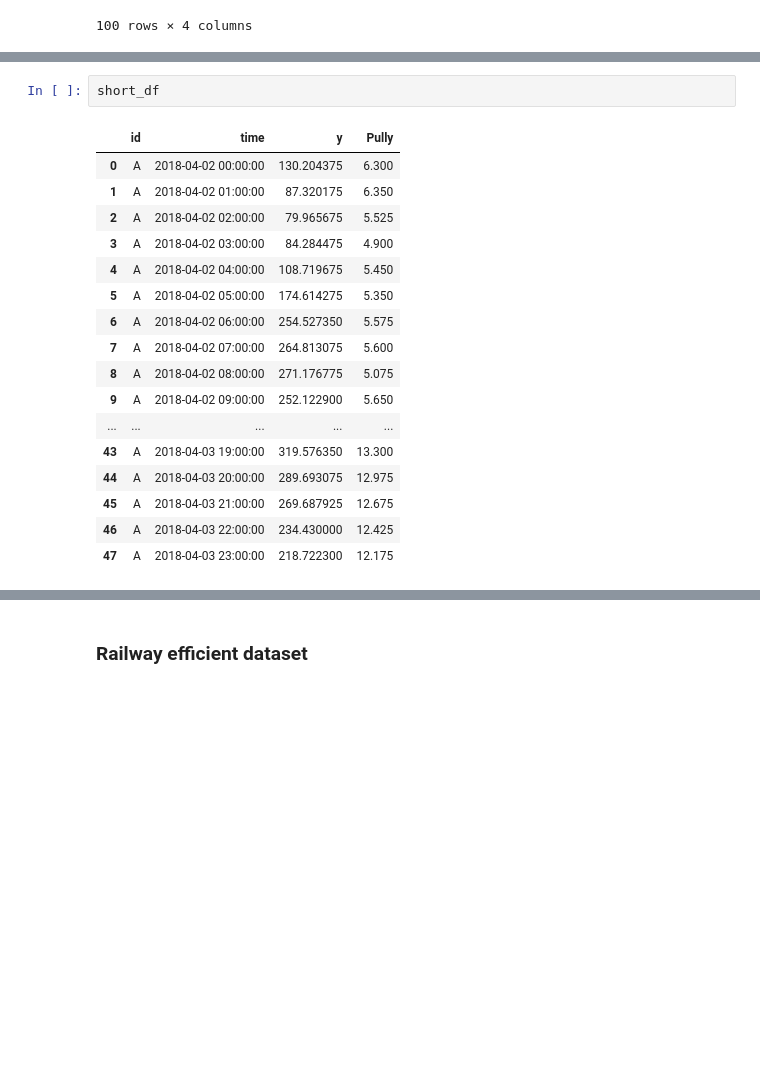
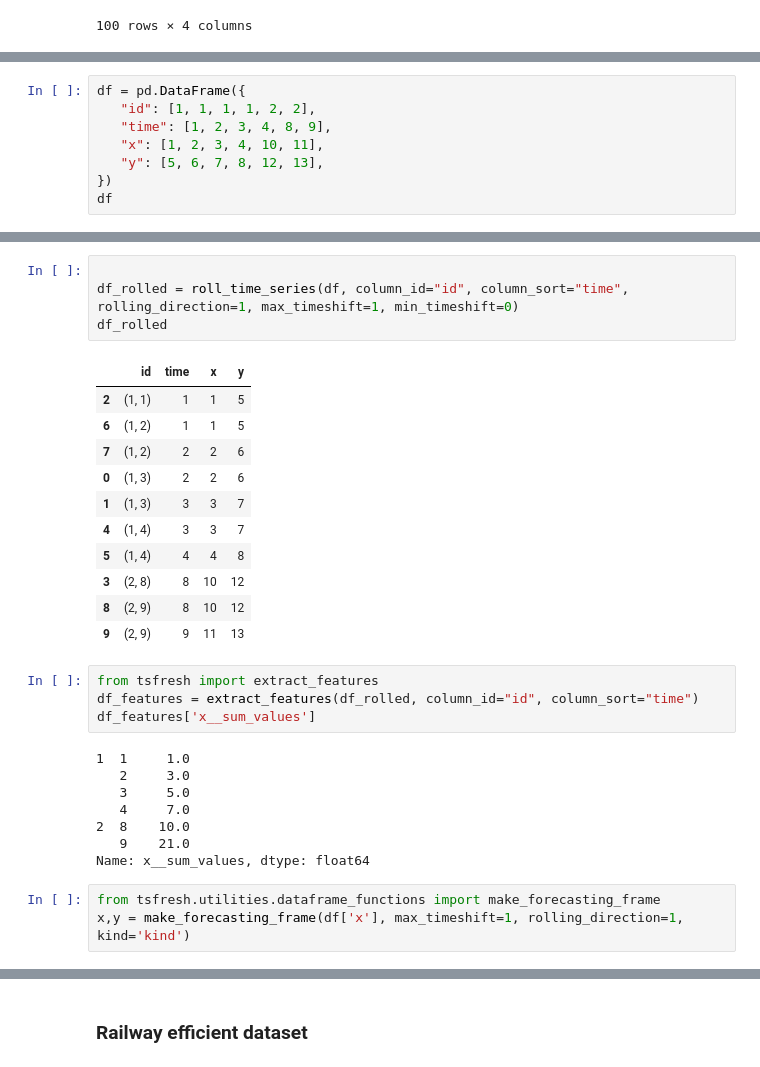
Before and after one commit to EPFL-IMOS/picid, a Jupyter notebook: notebooks/check_dataloader.ipynb, the cells around one changed output, grey strips where cells are left out. Cells and saved outputs as stored; diff of their text form; blank space fills up the shorter version.

```diff
--- a/notebooks/check_dataloader.ipynb
+++ b/notebooks/check_dataloader.ipynb
@@ -241,0 +263,8 @@ df_rolled
+# %%
+df = pd.DataFrame({
+   "id": [1, 1, 1, 1, 2, 2],
+   "time": [1, 2, 3, 4, 8, 9],
+   "x": [1, 2, 3, 4, 10, 11],
+   "y": [5, 6, 7, 8, 12, 13],
+})
+df
@@ -242,20 +279,31 @@ df_rolled
+# %%
+
+df_rolled = roll_time_series(df, column_id="id", column_sort="time", rolling_direction=1, max_timeshift=1, min_timeshift=0)
+df_rolled
+# %% [output]
+|  | id | time | x | y |
+| 2 | (1, 1) | 1 | 1 | 5 |
+| 6 | (1, 2) | 1 | 1 | 5 |
+| 7 | (1, 2) | 2 | 2 | 6 |
+| 0 | (1, 3) | 2 | 2 | 6 |
+| 1 | (1, 3) | 3 | 3 | 7 |
+| 4 | (1, 4) | 3 | 3 | 7 |
+| 5 | (1, 4) | 4 | 4 | 8 |
+| 3 | (2, 8) | 8 | 10 | 12 |
+| 8 | (2, 9) | 8 | 10 | 12 |
+| 9 | (2, 9) | 9 | 11 | 13 |
 # %%
-short_df
+from tsfresh import extract_features
+df_features = extract_features(df_rolled, column_id="id", column_sort="time")
+df_features['x__sum_values']
 # %% [output]
-|  | id | time | y | Pully |
-| 0 | A | 2018-04-02 00:00:00 | 130.204375 | 6.300 |
-| 1 | A | 2018-04-02 01:00:00 | 87.320175 | 6.350 |
-| 2 | A | 2018-04-02 02:00:00 | 79.965675 | 5.525 |
-| 3 | A | 2018-04-02 03:00:00 | 84.284475 | 4.900 |
-| 4 | A | 2018-04-02 04:00:00 | 108.719675 | 5.450 |
-| 5 | A | 2018-04-02 05:00:00 | 174.614275 | 5.350 |
-| 6 | A | 2018-04-02 06:00:00 | 254.527350 | 5.575 |
-| 7 | A | 2018-04-02 07:00:00 | 264.813075 | 5.600 |
-| 8 | A | 2018-04-02 08:00:00 | 271.176775 | 5.075 |
-| 9 | A | 2018-04-02 09:00:00 | 252.122900 | 5.650 |
-| ... | ... | ... | ... | ... |
-| 43 | A | 2018-04-03 19:00:00 | 319.576350 | 13.300 |
-| 44 | A | 2018-04-03 20:00:00 | 289.693075 | 12.975 |
-| 45 | A | 2018-04-03 21:00:00 | 269.687925 | 12.675 |
-| 46 | A | 2018-04-03 22:00:00 | 234.430000 | 12.425 |
-| 47 | A | 2018-04-03 23:00:00 | 218.722300 | 12.175 |
+1  1     1.0
+   2     3.0
+   3     5.0
+   4     7.0
+2  8    10.0
+   9    21.0
+Name: x__sum_values, dtype: float64
+# %%
+from tsfresh.utilities.dataframe_functions import make_forecasting_frame
+x,y = make_forecasting_frame(df['x'], max_timeshift=1, rolling_direction=1, kind='kind')
```
Also changed, not shown: parts of 5 cells of this notebook.
